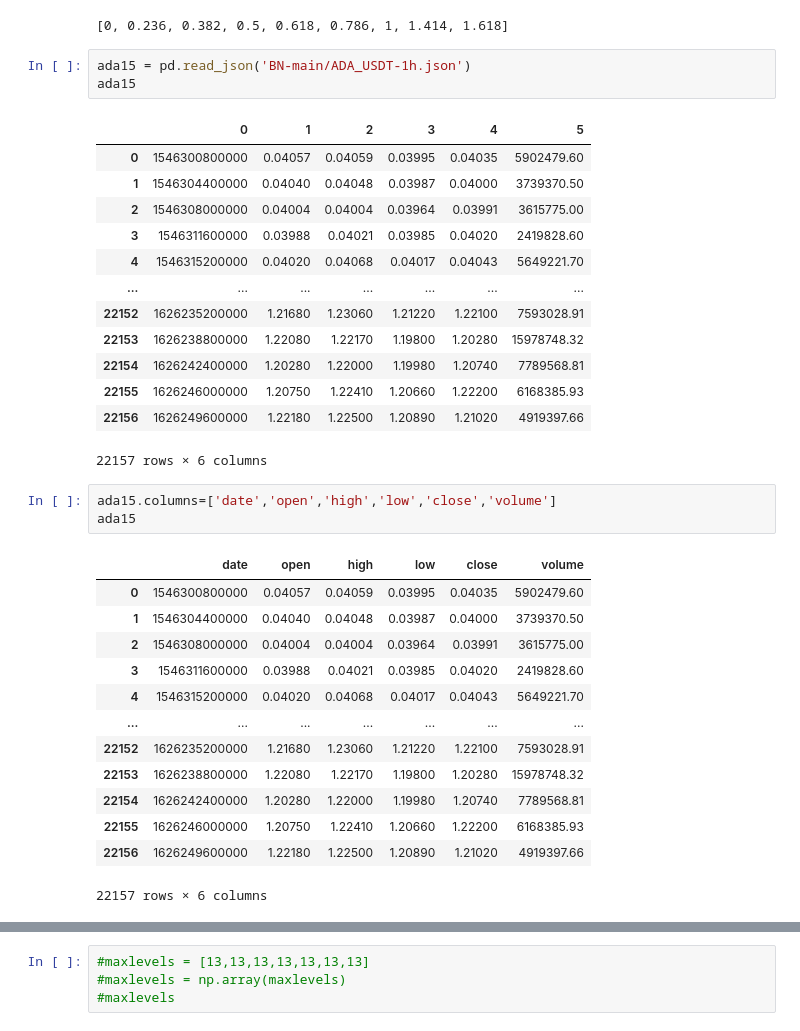
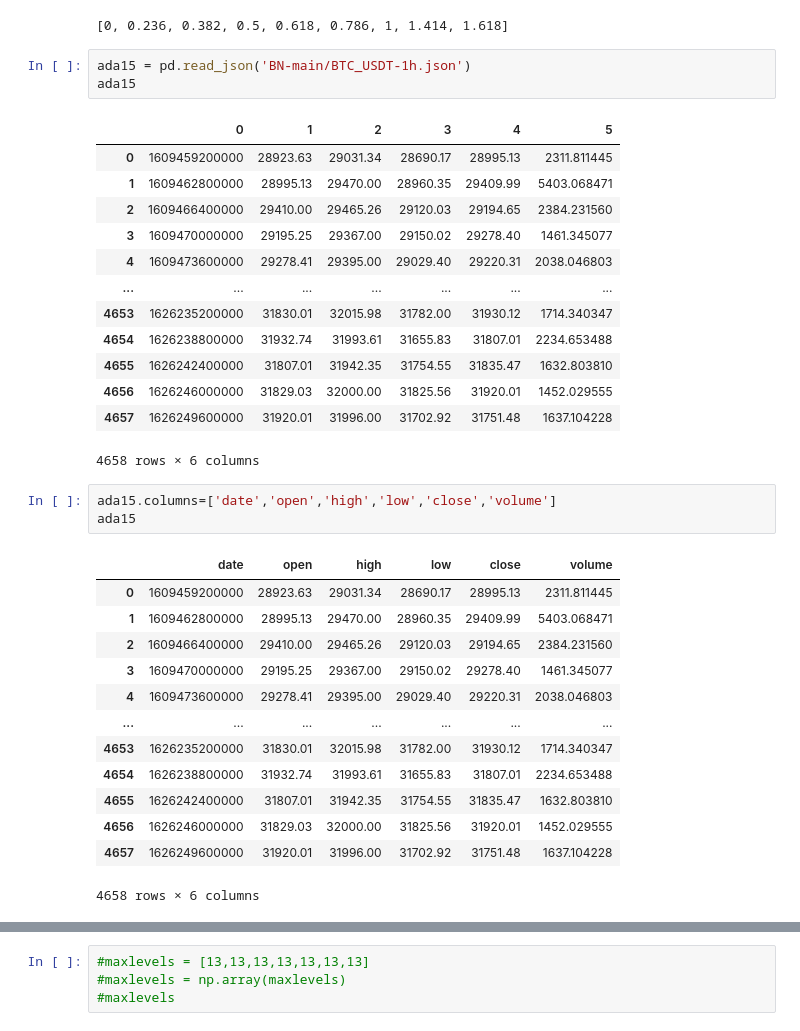
Before and after one commit to hjabbour/ML, a Jupyter notebook: fiblevels.ipynb, the cells around one changed output, grey strips where cells are left out. Saved outputs shown, nothing was run; the diff lists cells and outputs as text.

```diff
--- a/fiblevels.ipynb
+++ b/fiblevels.ipynb
@@ -48,39 +48,39 @@ ratios
 # %% [output]
 [0, 0.236, 0.382, 0.5, 0.618, 0.786, 1, 1.414, 1.618]
 # %%
-ada15 = pd.read_json('BN-main/ADA_USDT-1h.json')
+ada15 = pd.read_json('BN-main/BTC_USDT-1h.json')
 ada15
 # %% [output]
 |  | 0 | 1 | 2 | 3 | 4 | 5 |
-| 0 | 1546300800000 | 0.04057 | 0.04059 | 0.03995 | 0.04035 | 5902479.60 |
-| 1 | 1546304400000 | 0.04040 | 0.04048 | 0.03987 | 0.04000 | 3739370.50 |
-| 2 | 1546308000000 | 0.04004 | 0.04004 | 0.03964 | 0.03991 | 3615775.00 |
-| 3 | 1546311600000 | 0.03988 | 0.04021 | 0.03985 | 0.04020 | 2419828.60 |
-| 4 | 1546315200000 | 0.04020 | 0.04068 | 0.04017 | 0.04043 | 5649221.70 |
+| 0 | 1609459200000 | 28923.63 | 29031.34 | 28690.17 | 28995.13 | 2311.811445 |
+| 1 | 1609462800000 | 28995.13 | 29470.00 | 28960.35 | 29409.99 | 5403.068471 |
+| 2 | 1609466400000 | 29410.00 | 29465.26 | 29120.03 | 29194.65 | 2384.231560 |
+| 3 | 1609470000000 | 29195.25 | 29367.00 | 29150.02 | 29278.40 | 1461.345077 |
+| 4 | 1609473600000 | 29278.41 | 29395.00 | 29029.40 | 29220.31 | 2038.046803 |
 | ... | ... | ... | ... | ... | ... | ... |
-| 22152 | 1626235200000 | 1.21680 | 1.23060 | 1.21220 | 1.22100 | 7593028.91 |
-| 22153 | 1626238800000 | 1.22080 | 1.22170 | 1.19800 | 1.20280 | 15978748.32 |
-| 22154 | 1626242400000 | 1.20280 | 1.22000 | 1.19980 | 1.20740 | 7789568.81 |
-| 22155 | 1626246000000 | 1.20750 | 1.22410 | 1.20660 | 1.22200 | 6168385.93 |
-| 22156 | 1626249600000 | 1.22180 | 1.22500 | 1.20890 | 1.21020 | 4919397.66 |
+| 4653 | 1626235200000 | 31830.01 | 32015.98 | 31782.00 | 31930.12 | 1714.340347 |
+| 4654 | 1626238800000 | 31932.74 | 31993.61 | 31655.83 | 31807.01 | 2234.653488 |
+| 4655 | 1626242400000 | 31807.01 | 31942.35 | 31754.55 | 31835.47 | 1632.803810 |
+| 4656 | 1626246000000 | 31829.03 | 32000.00 | 31825.56 | 31920.01 | 1452.029555 |
+| 4657 | 1626249600000 | 31920.01 | 31996.00 | 31702.92 | 31751.48 | 1637.104228 |
-22157 rows × 6 columns
+4658 rows × 6 columns
 # %%
 ada15.columns=['date','open','high','low','close','volume']
 ada15
 # %% [output]
 |  | date | open | high | low | close | volume |
-| 0 | 1546300800000 | 0.04057 | 0.04059 | 0.03995 | 0.04035 | 5902479.60 |
-| 1 | 1546304400000 | 0.04040 | 0.04048 | 0.03987 | 0.04000 | 3739370.50 |
-| 2 | 1546308000000 | 0.04004 | 0.04004 | 0.03964 | 0.03991 | 3615775.00 |
-| 3 | 1546311600000 | 0.03988 | 0.04021 | 0.03985 | 0.04020 | 2419828.60 |
-| 4 | 1546315200000 | 0.04020 | 0.04068 | 0.04017 | 0.04043 | 5649221.70 |
+| 0 | 1609459200000 | 28923.63 | 29031.34 | 28690.17 | 28995.13 | 2311.811445 |
+| 1 | 1609462800000 | 28995.13 | 29470.00 | 28960.35 | 29409.99 | 5403.068471 |
+| 2 | 1609466400000 | 29410.00 | 29465.26 | 29120.03 | 29194.65 | 2384.231560 |
+| 3 | 1609470000000 | 29195.25 | 29367.00 | 29150.02 | 29278.40 | 1461.345077 |
+| 4 | 1609473600000 | 29278.41 | 29395.00 | 29029.40 | 29220.31 | 2038.046803 |
 | ... | ... | ... | ... | ... | ... | ... |
-| 22152 | 1626235200000 | 1.21680 | 1.23060 | 1.21220 | 1.22100 | 7593028.91 |
-| 22153 | 1626238800000 | 1.22080 | 1.22170 | 1.19800 | 1.20280 | 15978748.32 |
-| 22154 | 1626242400000 | 1.20280 | 1.22000 | 1.19980 | 1.20740 | 7789568.81 |
-| 22155 | 1626246000000 | 1.20750 | 1.22410 | 1.20660 | 1.22200 | 6168385.93 |
-| 22156 | 1626249600000 | 1.22180 | 1.22500 | 1.20890 | 1.21020 | 4919397.66 |
+| 4653 | 1626235200000 | 31830.01 | 32015.98 | 31782.00 | 31930.12 | 1714.340347 |
+| 4654 | 1626238800000 | 31932.74 | 31993.61 | 31655.83 | 31807.01 | 2234.653488 |
+| 4655 | 1626242400000 | 31807.01 | 31942.35 | 31754.55 | 31835.47 | 1632.803810 |
+| 4656 | 1626246000000 | 31829.03 | 32000.00 | 31825.56 | 31920.01 | 1452.029555 |
+| 4657 | 1626249600000 | 31920.01 | 31996.00 | 31702.92 | 31751.48 | 1637.104228 |
-22157 rows × 6 columns
+4658 rows × 6 columns
 # %%
 start = pd.to_datetime('2020-01-01')
 ada15.date=pd.to_datetime(ada15['date'],unit='ms')
```
Also changed, not shown: parts of 7 cells of this notebook, 6 other files.
